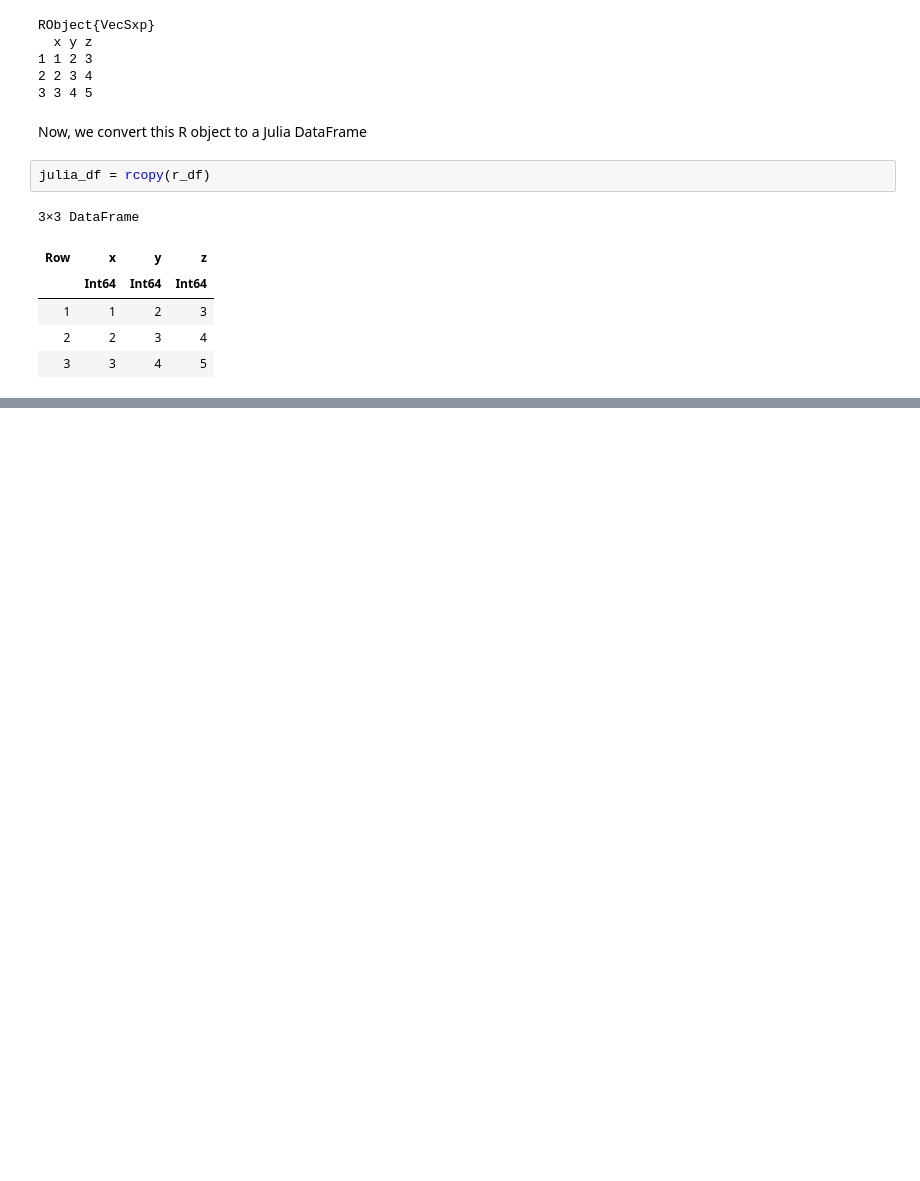
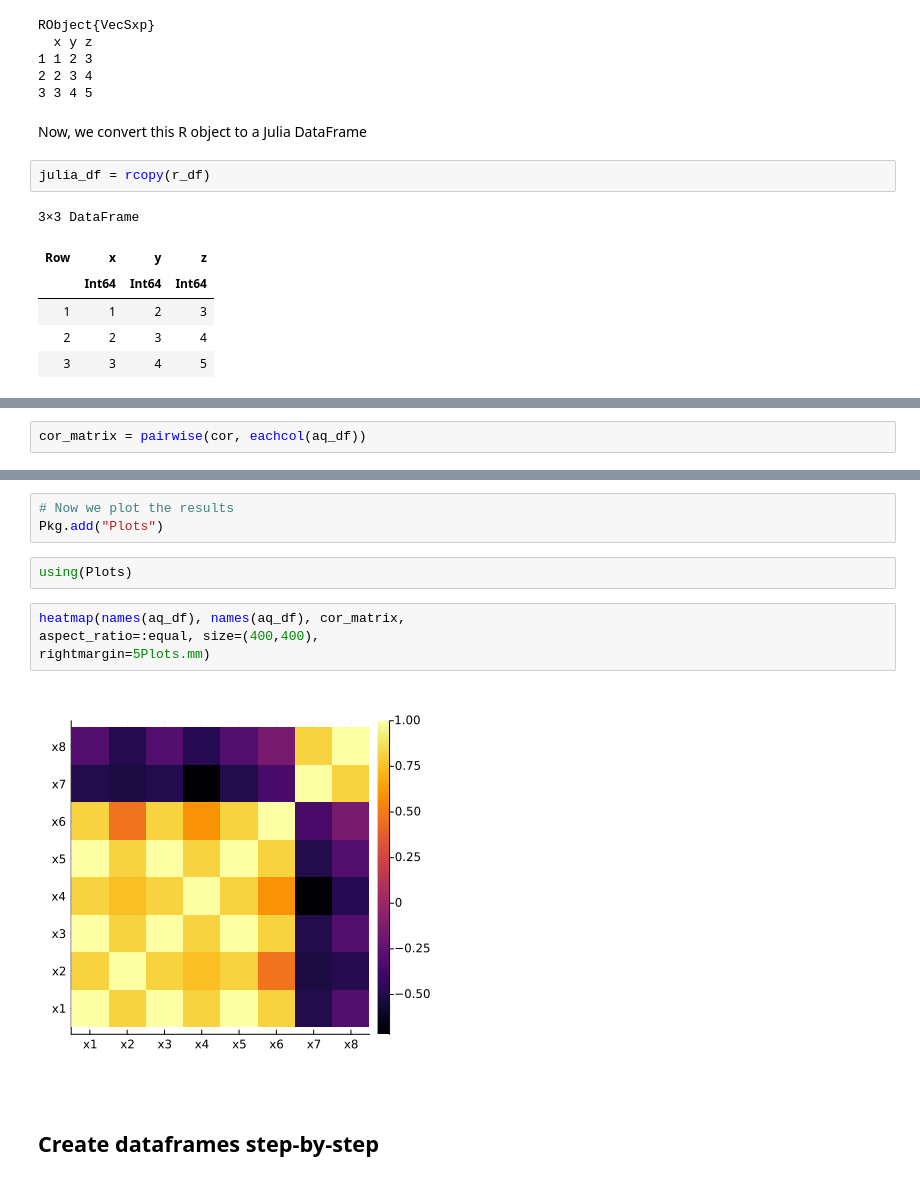
Before and after one commit to chlazaris/Julia_for_DS, a Jupyter notebook: Julia_for_DS.ipynb, the cells around one changed output, grey strips where cells are left out. Drawn from its saved outputs; the diff is of its cells as text; blank space fills up the shorter version.

```diff
--- a/Julia_for_DS.ipynb
+++ b/Julia_for_DS.ipynb
@@ -1195,0 +1229,2 @@ julia_df = rcopy(r_df)
+# %%
+cor_matrix = pairwise(cor, eachcol(aq_df))
@@ -1195,0 +1241,13 @@ julia_df = rcopy(r_df)
+# %%
+# Now we plot the results
+Pkg.add("Plots")
+# %%
+using(Plots)
+# %%
+heatmap(names(aq_df), names(aq_df), cor_matrix,
+aspect_ratio=:equal, size=(400,400),
+rightmargin=5Plots.mm)
+# %% [output]
+[figure, added]
+# %% [markdown]
+## Create dataframes step-by-step
```
Also changed, not shown: parts of 26 cells of this notebook.
